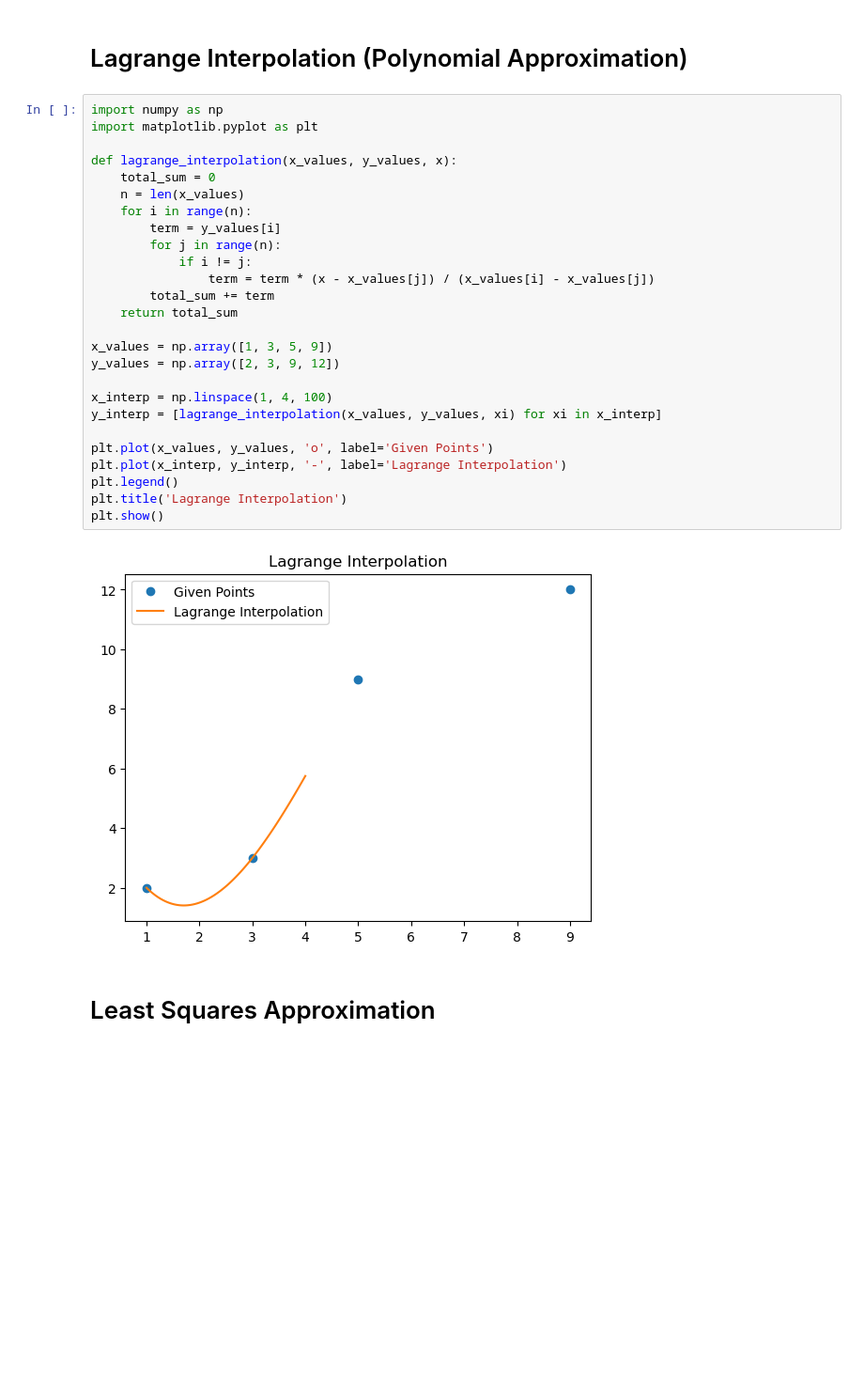
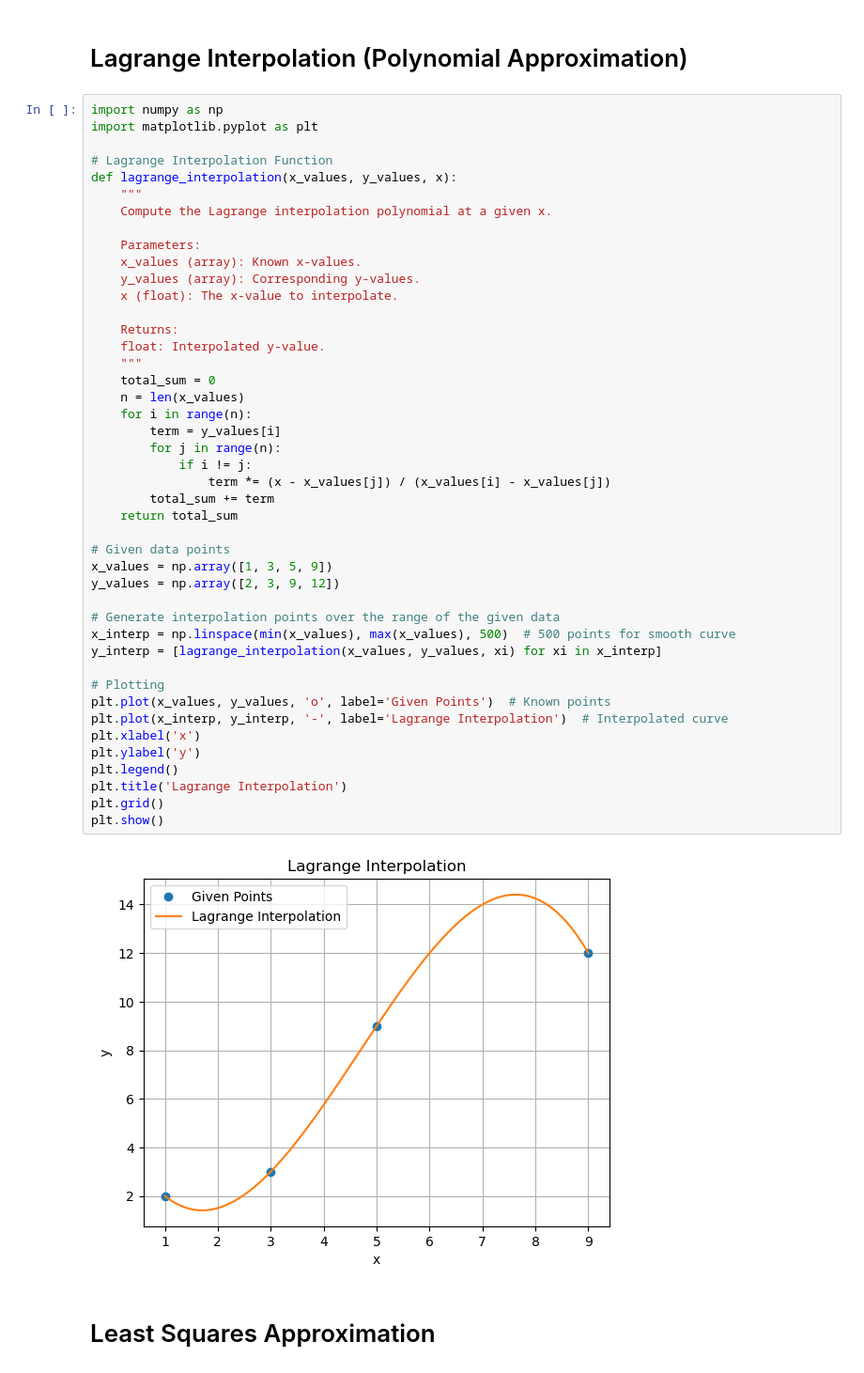
Before and after one commit to tiowu/Numerical_Methods, a Jupyter notebook: Numerical Methods Comparison.ipynb, the cells around one changed output. Shown: that part at 94% size. Cells and saved outputs as stored; diff of their text form; blank space fills up the shorter version.

Commit message:
fix Lagrange

```diff
--- a/Numerical Methods Comparison.ipynb
+++ b/Numerical Methods Comparison.ipynb
@@ -115,31 +115,49 @@ The product of (1 - 1/n) for 100 iterations is: 0.5016611295681062
 # %%
 import numpy as np
 import matplotlib.pyplot as plt
 
+# Lagrange Interpolation Function
 def lagrange_interpolation(x_values, y_values, x):
+    """
+    Compute the Lagrange interpolation polynomial at a given x.
+
+    Parameters:
+    x_values (array): Known x-values.
+    y_values (array): Corresponding y-values.
+    x (float): The x-value to interpolate.
+
+    Returns:
+    float: Interpolated y-value.
+    """
     total_sum = 0
     n = len(x_values)
     for i in range(n):
         term = y_values[i]
         for j in range(n):
             if i != j:
-                term = term * (x - x_values[j]) / (x_values[i] - x_values[j])
+                term *= (x - x_values[j]) / (x_values[i] - x_values[j])
         total_sum += term
     return total_sum
 
+# Given data points
 x_values = np.array([1, 3, 5, 9])
 y_values = np.array([2, 3, 9, 12])
 
-x_interp = np.linspace(1, 4, 100)
+# Generate interpolation points over the range of the given data
+x_interp = np.linspace(min(x_values), max(x_values), 500)  # 500 points for smooth curve
 y_interp = [lagrange_interpolation(x_values, y_values, xi) for xi in x_interp]
 
-plt.plot(x_values, y_values, 'o', label='Given Points')
-plt.plot(x_interp, y_interp, '-', label='Lagrange Interpolation')
+# Plotting
+plt.plot(x_values, y_values, 'o', label='Given Points')  # Known points
+plt.plot(x_interp, y_interp, '-', label='Lagrange Interpolation')  # Interpolated curve
+plt.xlabel('x')
+plt.ylabel('y')
 plt.legend()
 plt.title('Lagrange Interpolation')
+plt.grid()
 plt.show()
 # %% [output]
-[figure, old version]
+[figure, new version]
 # %% [markdown]
 # Least Squares Approximation
 # %%
```
Also changed, not shown: 1 other file.
